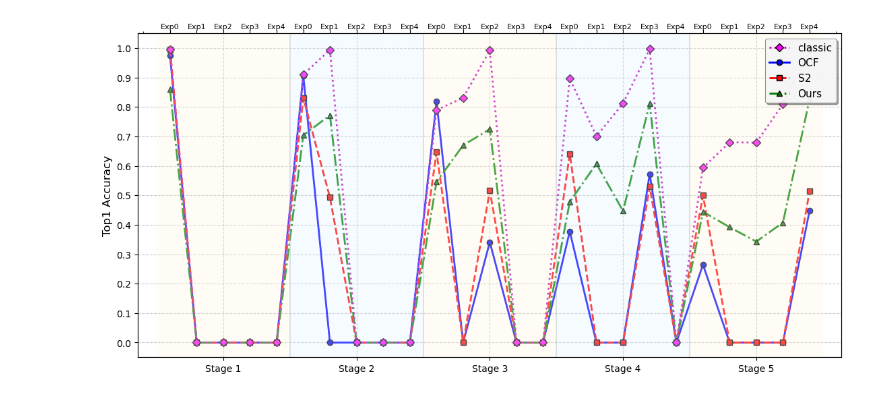
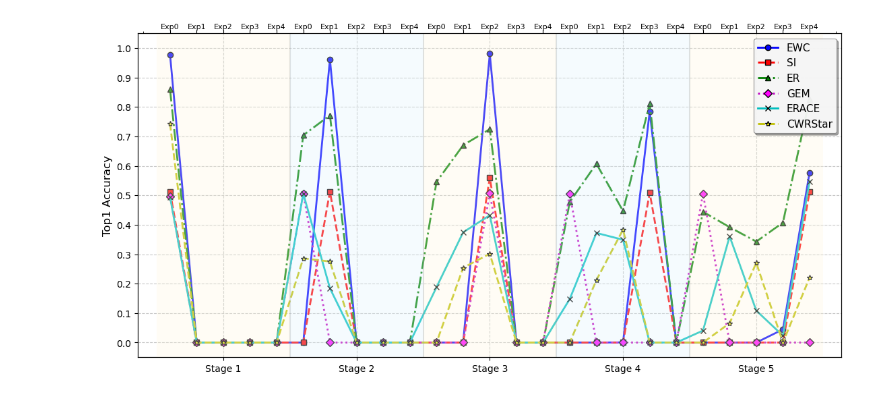
Before and after one commit to yzy1997/quantum_cl, a Jupyter notebook: plot_results.ipynb, the cells around one changed output. Cells and saved outputs as stored; diff of their text form; code cells hidden in the pictures.

```diff
--- a/plot_results.ipynb
+++ b/plot_results.ipynb
@@ -15,17 +15,23 @@ def load_pickle(file_path):
         print(f"Error loading pickle file: {e}")
         return None
 
-file_1 = '/home/yangz2/code/quantum_cl/results/list/splitminist_ER_qbit10_qdepth1.pkl'
-file_2 = '/home/yangz2/code/quantum_cl/results/list/splitmnist_er_s2_qbit10_qdepth4_tepoch20.pkl'
+file_1 = '/home/yangz2/code/quantum_cl/results/list/splitminist_EWC_qbit8_qdepth10.pkl'
+file_2 = 'results/list/splitmnist_SI_ours_qbit10_qdepth3_tepoch20.pkl'
 file_3 = '/home/yangz2/code/quantum_cl/results/list/splitmnist_er_ours_3_qbit10_qdepth3_tepoch20.pkl'
-file_4 = '/home/yangz2/code/quantum_cl/results/list/splitmnist_ER_cnn_final.pkl'
+file_4 = '/home/yangz2/code/quantum_cl/results/list/splitmnist_GEM_ours_qbit10_qdepth3_tepoch20.pkl'
+file_5 = '/home/yangz2/code/quantum_cl/results/list/splitmnist_erace_ours_qbit10_qdepth3_tepoch20.pkl'
+file_6 = '/home/yangz2/code/quantum_cl/results/list/splitmnist_CWRStar_ours_qbit10_qdepth3_tepoch20.pkl'
 
-result1 = load_pickle(file_1)[0]
+result1 = load_pickle(file_1)
 result2 = load_pickle(file_2)
 result3 = load_pickle(file_3)
 result4 = load_pickle(file_4)
+result5 = load_pickle(file_5)
+result6 = load_pickle(file_6)
 print('result1:', result1)
 print('result2:', result2)
 print('result3:', result3)
 print('result4:', result4)
+print('result5:', result5)
+print('result6:', result6)
 # %% [output]
@@ -80,6 +84,8 @@ result1_accs = extract_exp_accuracies(result1)
 result2_accs = extract_exp_accuracies(result2)
 result3_accs = extract_exp_accuracies(result3)
 result4_accs = extract_exp_accuracies(result4)
+result5_accs = extract_exp_accuracies(result5)
+result6_accs = extract_exp_accuracies(result6)
 
 # 创建图表 - 调整大小和留白
 plt.figure(figsize=(12, 6))
@@ -91,6 +97,8 @@ result1_flat = [acc for stage in result1_accs for acc in stage]
 result2_flat = [acc for stage in result2_accs for acc in stage]
 result3_flat = [acc for stage in result3_accs for acc in stage]
 result4_flat = [acc for stage in result4_accs for acc in stage]
+result5_flat = [acc for stage in result5_accs for acc in stage]
+result6_flat = [acc for stage in result6_accs for acc in stage]
 
 # 绘制三条折线 - 使用不同的线型和标记
 x = np.arange(len(result1_flat))
@@ -102,6 +110,10 @@ line3, = plt.plot(x, result3_flat, 'g-.', linewidth=2, marker='^', markersize=6,
                  markerfacecolor='green', markeredgecolor='black')
 line4, = plt.plot(x, result4_flat, 'm:', linewidth=2, marker='D', markersize=6,
                  markerfacecolor='magenta', markeredgecolor='black')
+line5, = plt.plot(x, result5_flat, 'c-', linewidth=2, marker='x', markersize=6,
+                 markerfacecolor='cyan', markeredgecolor='black')
+line6, = plt.plot(x, result6_flat, 'y--', linewidth=2, marker='*', markersize=6,
+                 markerfacecolor='yellow', markeredgecolor='black')
 
 # 添加阶段分隔线
 for stage in range(1, len(result1)):
@@ -129,33 +141,33 @@ ax.set_xticklabels([f'Stage {i+1}' for i in range(len(result1))], fontsize=10)
 # 添加网格线和背景色以区分阶段
 for stage in range(len(result1)):
     start = stage * num_exp
     end = (stage + 1) * num_exp
     color = '#FFF8E1' if stage % 2 == 0 else '#E1F5FE'  # 更柔和的颜色
     plt.axvspan(start-0.5, end-0.5, facecolor=color, alpha=0.3)
 
 # 在右上角添加卡片式图例
 legend = plt.legend(
-    [line4, line1, line2, line3],
-    ['classic', 'OCF', 'S2', 'Ours'],
+    [line1, line2, line3, line4, line5, line6],
+    ['EWC', 'SI', 'ER', 'GEM', 'ERACE', 'CWRStar'],
     loc='upper right',
     fontsize=11,
     frameon=True,
     fancybox=True,
     framealpha=0.9,
     edgecolor='gray',
     shadow=True
 )
 legend.get_frame().set_linewidth(0.8)  # 设置边框线宽
 
 # 调整布局 - 减少留白
 plt.tight_layout(pad=1.0)  # 减少内边距
 plt.subplots_adjust(
     top=0.95,    # 减少顶部留白
     bottom=0.15, # 减少底部留白
     left=0.08,   # 减少左侧留白
     right=0.95   # 减少右侧留白
 )
 
 plt.show()
 # %% [output]
-[figure, old version]
+[figure, new version]
```
Also changed, not shown: parts of 1 cell of this notebook, 33 other files.
